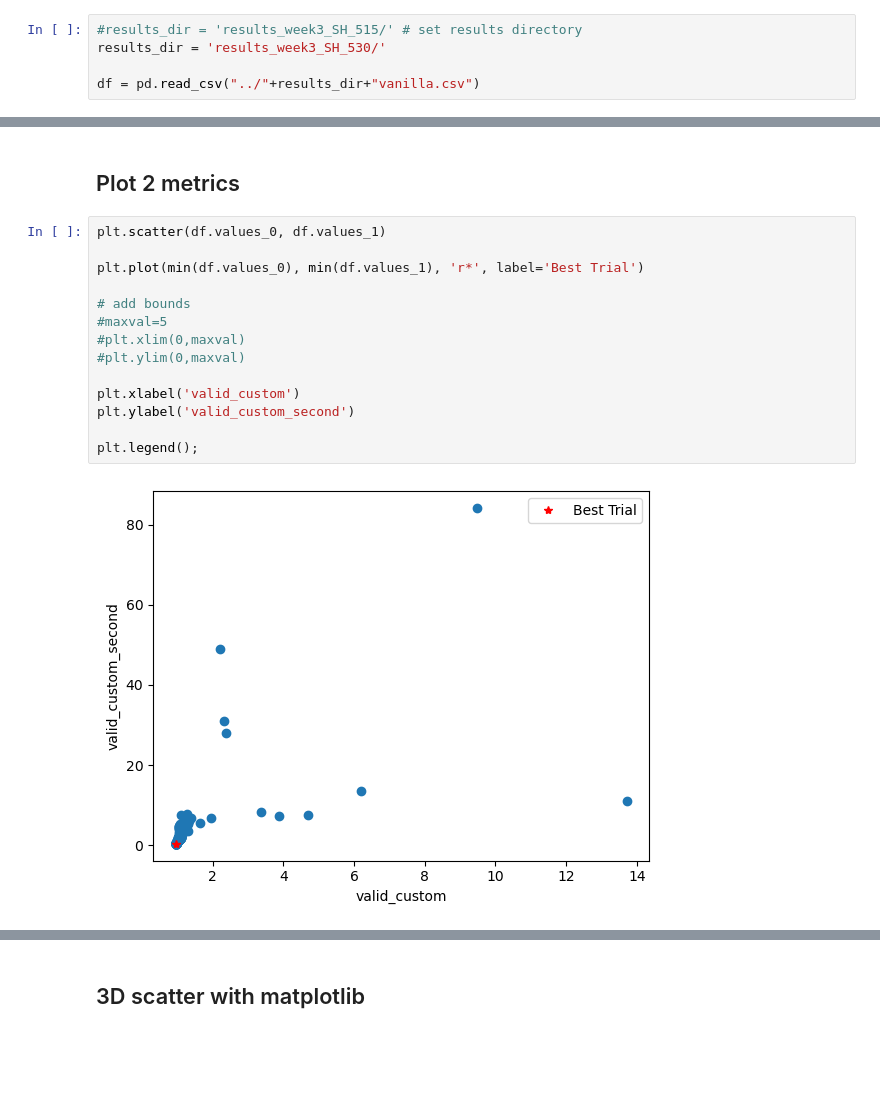
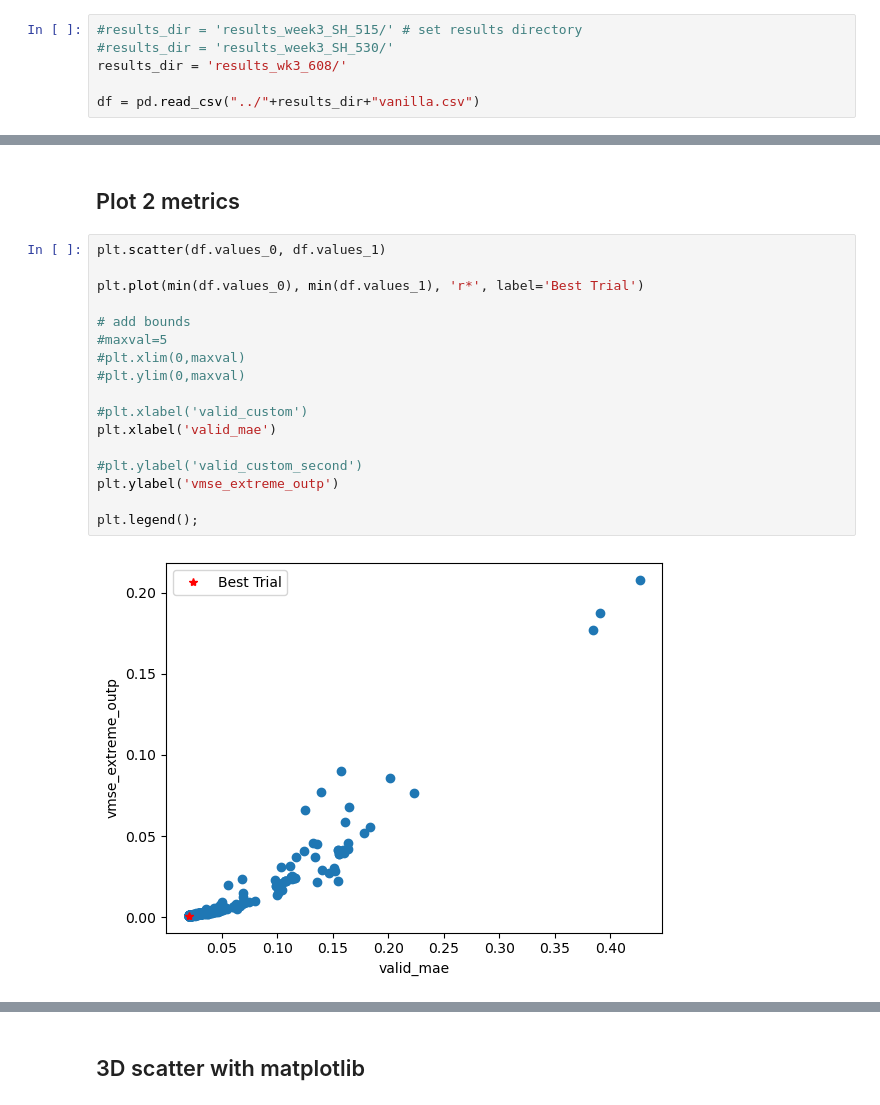
Before and after one commit to mariajmolina/s2sml, a Jupyter notebook: notebooks/ParetoFrontPlot.ipynb, the cells around one changed output, grey strips where cells are left out. Saved outputs shown, nothing was run; the diff lists cells and outputs as text; blank space fills up the shorter version.

```diff
--- a/notebooks/ParetoFrontPlot.ipynb
+++ b/notebooks/ParetoFrontPlot.ipynb
@@ -9,7 +9,8 @@ import plotly.express as px
 These are stored in `vanilla.csv`
 # %%
 #results_dir = 'results_week3_SH_515/' # set results directory
-results_dir = 'results_week3_SH_530/'
+#results_dir = 'results_week3_SH_530/'
+results_dir = 'results_wk3_608/'
 
 df = pd.read_csv("../"+results_dir+"vanilla.csv")
 # %%
@@ -47,19 +48,22 @@ plt.hist(df.values_2, bins=20);
 # %%
 plt.scatter(df.values_0, df.values_1)
 
 plt.plot(min(df.values_0), min(df.values_1), 'r*', label='Best Trial')
 
 # add bounds
 #maxval=5
 #plt.xlim(0,maxval)
 #plt.ylim(0,maxval)
 
-plt.xlabel('valid_custom')
-plt.ylabel('valid_custom_second')
+#plt.xlabel('valid_custom')
+plt.xlabel('valid_mae')
+
+#plt.ylabel('valid_custom_second')
+plt.ylabel('vmse_extreme_outp')
 
 plt.legend();
 # %% [output]
-[figure, old version]
+[figure, new version]
 # %%
 plt.scatter(df.values_1, df.values_2)
 
```
Also changed, not shown: parts of 10 cells of this notebook, 31 other files.
